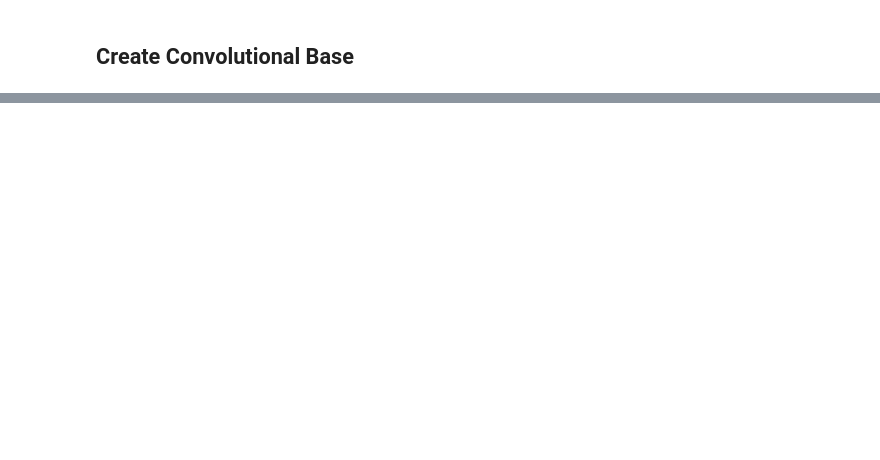
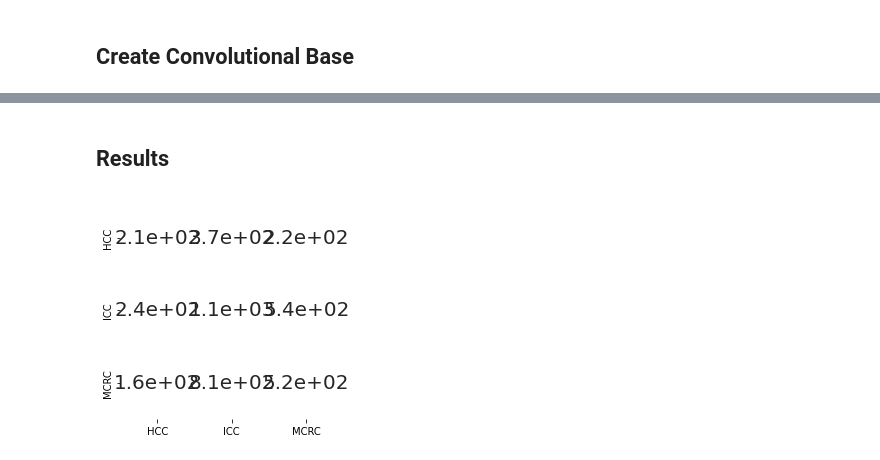
Before and after one commit to NickCheney/liver-cancer-classification, a Jupyter notebook: cnn_cancer_classification.ipynb, the cells around one changed output, grey strips where cells are left out. Cells and saved outputs as stored; diff of their text form; code cells hidden in the pictures; blank space fills up the shorter version.

Commit message:
added confusion matrix

```diff
--- a/cnn_cancer_classification.ipynb
+++ b/cnn_cancer_classification.ipynb
@@ -255,0 +278,28 @@ print(test_acc)
+# %% [markdown]
+## Results
+# %%
+from sklearn import metrics
+import seaborn as sns
+from matplotlib.colors import ListedColormap
+
+y_actual = test_labels.numpy().argmax(axis=1).astype(int)
+y_preds = model.predict(test_images).argmax(axis=1)
+
+confusion_matrix = metrics.confusion_matrix(y_actual, y_preds)
+#con_mat_norm = (con_mat.T / con_mat.sum(axis=1)).T
+
+conf_figure = pd.DataFrame(confusion_matrix, index = ['HCC', 'ICC', 'MCRC'], columns = ['HCC', 'ICC', 'MCRC'])
+
+
+plt.figure(figsize=(4,4))
+
+sns.heatmap(conf_figure,
+                cbar=False,
+                square=False,
+                annot=True,
+                annot_kws={"size": 20},
+                cmap=ListedColormap(['white']),
+                linewidths=0.5)
+plt.show()
+# %% [output]
+[figure, added]
```
Also changed, not shown: parts of 13 cells of this notebook.
